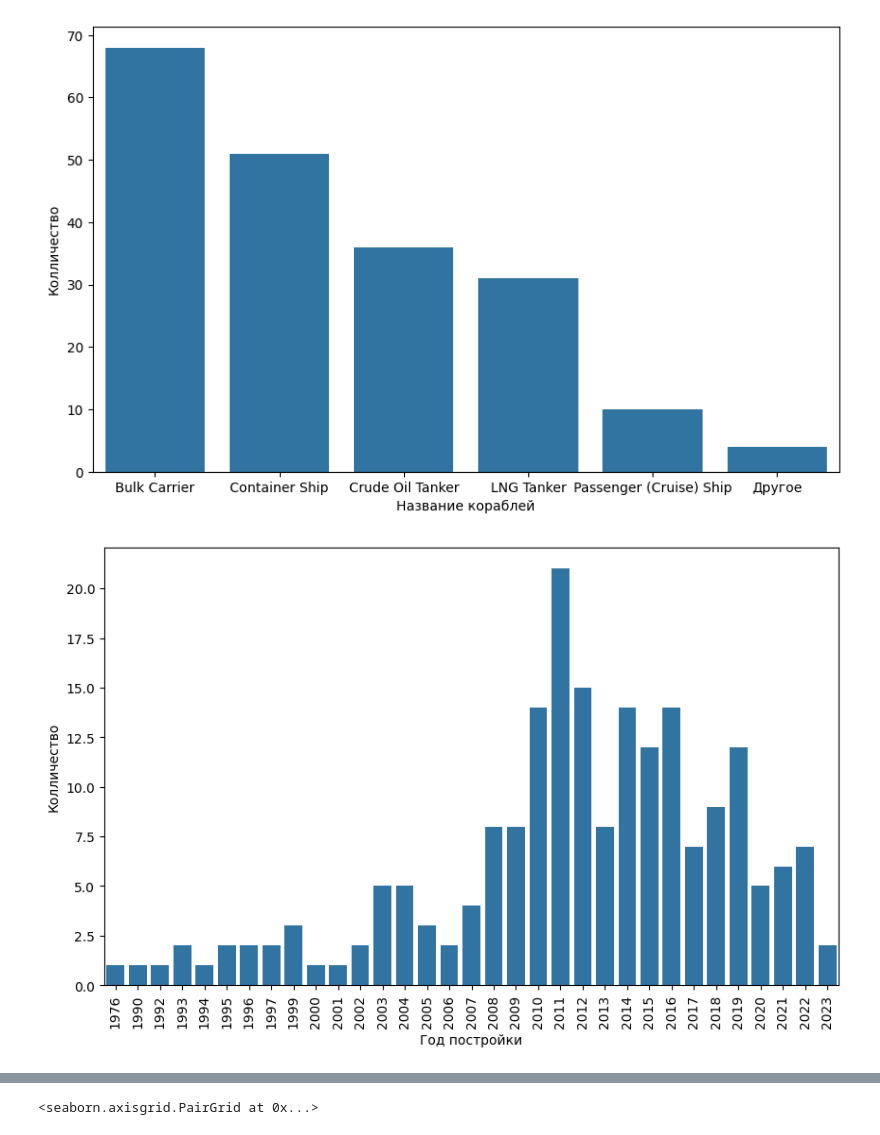
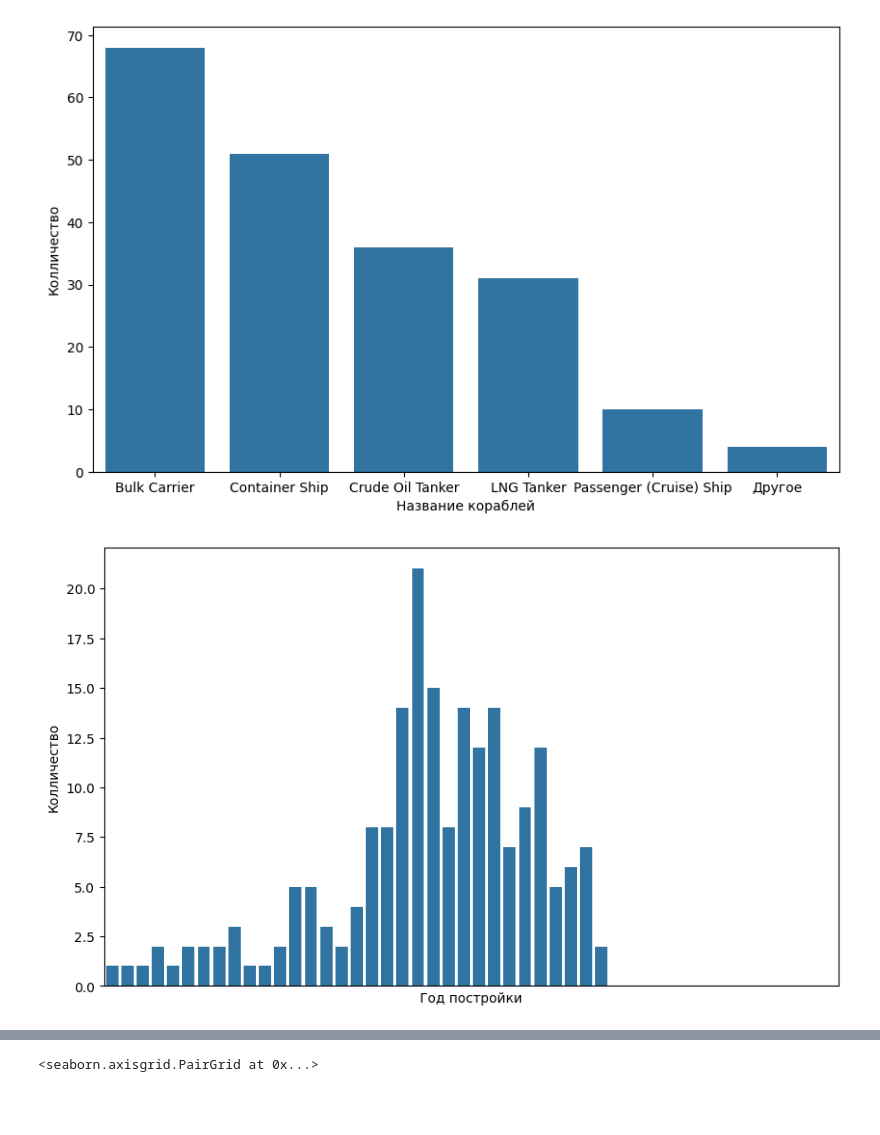
Before and after one commit to kalanimus/PythonLabs, a Jupyter notebook: Lab2/Untitled.ipynb, the cells around one changed output, grey strips where cells are left out. Saved outputs shown, nothing was run; the diff lists cells and outputs as text; code cells hidden in the pictures; blank space fills up the shorter version.

```diff
--- a/Lab2/Untitled.ipynb
+++ b/Lab2/Untitled.ipynb
@@ -26,13 +30,20 @@ plt.show()
 # %%
 df = file["built_year"].value_counts().reset_index()
 plt.figure(figsize=(10,6))
-plt.xticks(rotation = 90)
+
+# Set the x-axis tick labels to a range of years
+years = list(range(df["built_year"].min(), df["built_year"].max()+1))
+plt.xticks(years)
+
+# Set the x-axis limits to the range of years
+plt.xlim(years[0], years[-1])
+
 plt.xlabel("Год постройки")
 plt.ylabel("Колличество")
 sb.barplot(x="built_year", y="count", data=df)
 plt.show()
 # %% [output]
-[figure, old version]
+[figure, new version]
 # %%
 df = file[["built_year",  "dwt"]]
 plt.figure(figsize=(10,6))
```
Also changed, not shown: parts of 5 cells of this notebook, 1 other file.
